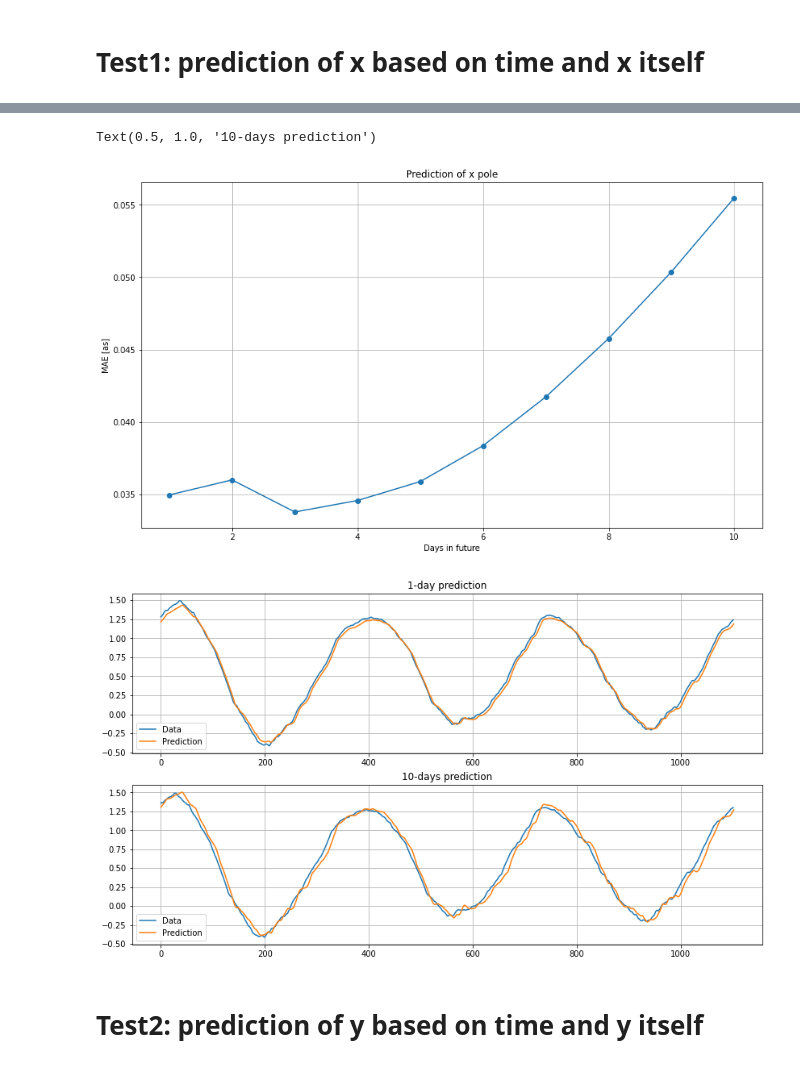
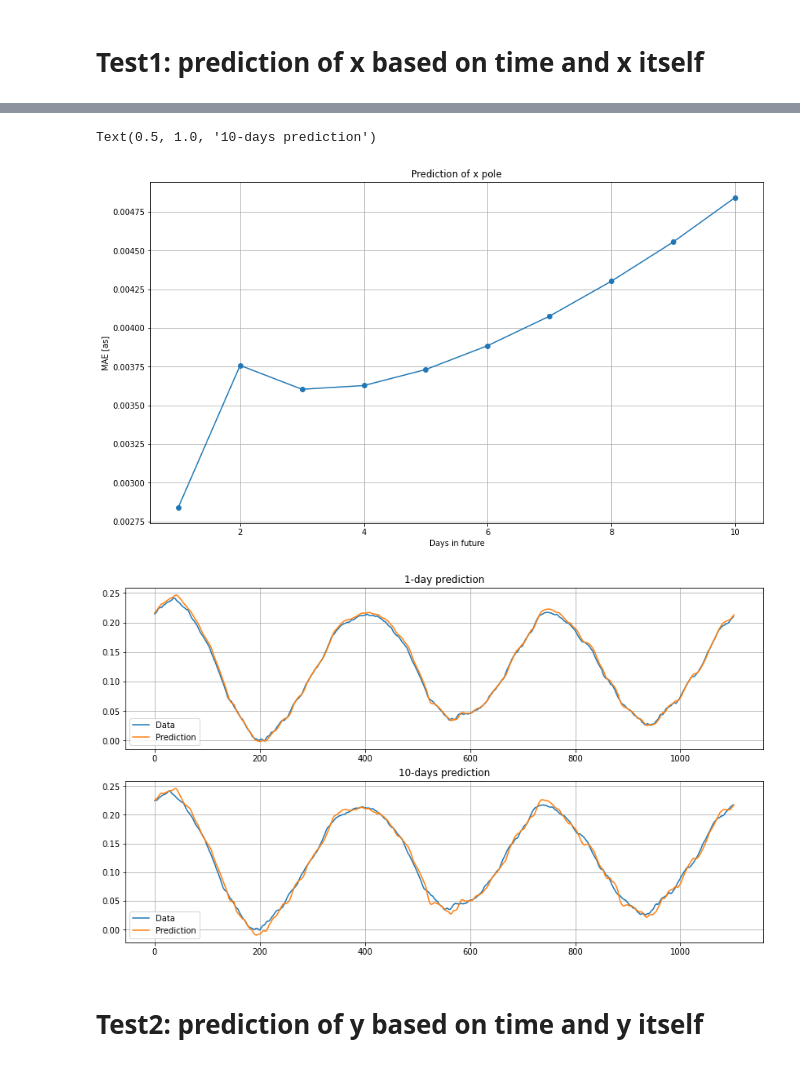
Before and after one commit to ICCT-ML-in-geodesy/EOP-prediction, a Jupyter notebook: lstm_for_eop_xy_pole.ipynb, the cells around one changed output, grey strips where cells are left out. Drawn from its saved outputs; the diff is of its cells as text; code cells hidden in the pictures.

```diff
--- a/lstm_for_eop_xy_pole.ipynb
+++ b/lstm_for_eop_xy_pole.ipynb
@@ -626,11 +611,11 @@ performance['(x,t) --> x'] = model.evaluate(wide_window_x.test_x)
 
 y1=[]
 for i in range(test_df_x.shape[0]-input_width-shift):
-    y=test_df_x['x'][input_width+i+1:input_width+i+shift+1]
+    y=test_df_x['x'][input_width+i+1:input_width+i+shift+1]*train_std_x['x']+train_mean_x['x']
     y1.append(y)
     #print(y.shape)
 
-y_hat = model.predict(wide_window_x.test_x, verbose=0)
+y_hat = model.predict(wide_window_x.test_x, verbose=0)*train_std_x['x']+train_mean_x['x']
 y_hat = y_hat.reshape(y_hat.shape[0], y_hat.shape[1])
 
 diff1=[]
@@ -669,6 +654,6 @@ plt.title('10-days prediction')
 Text(0.5, 1.0, '10-days prediction')
-[figure, old version]
+[figure, new version]
-[figure, old version]
+[figure, new version]
 # %% [markdown]
 # Test2: prediction of y based on time and y itself
 # %%
```
Also changed, not shown: parts of 12 cells of this notebook.
